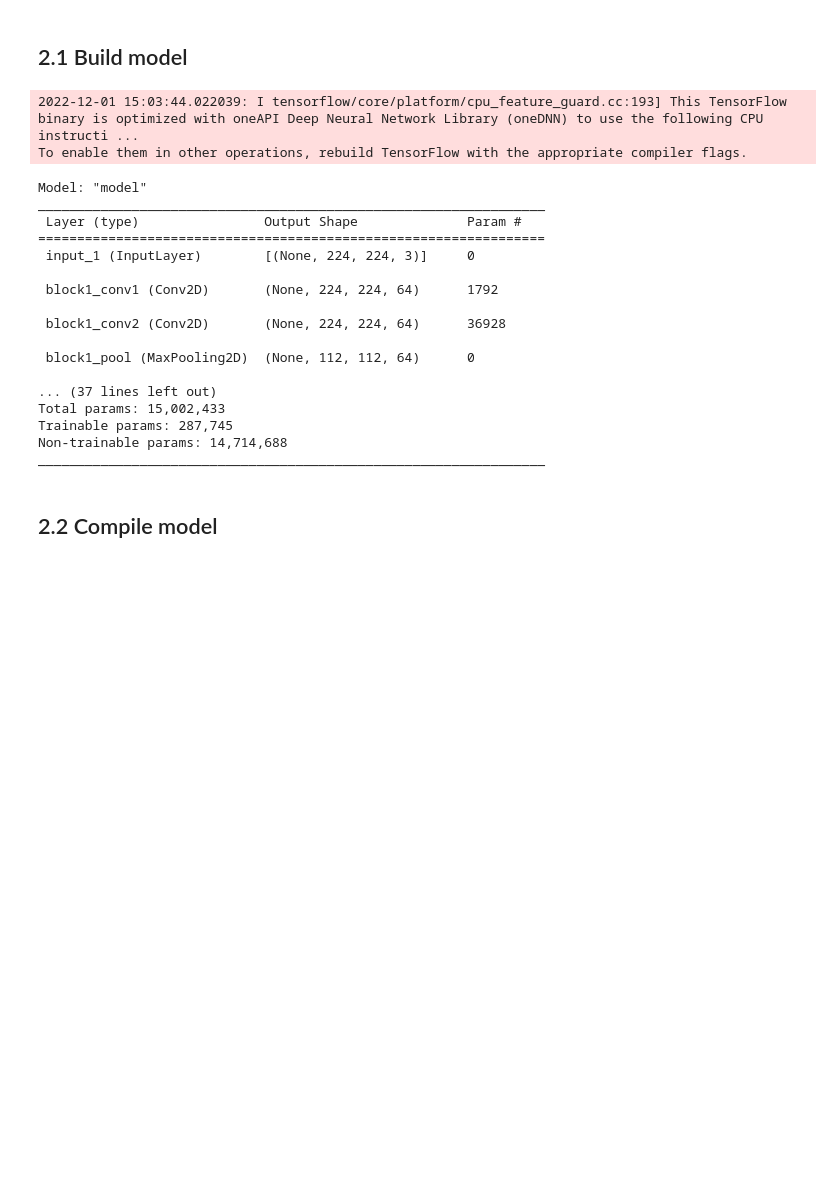
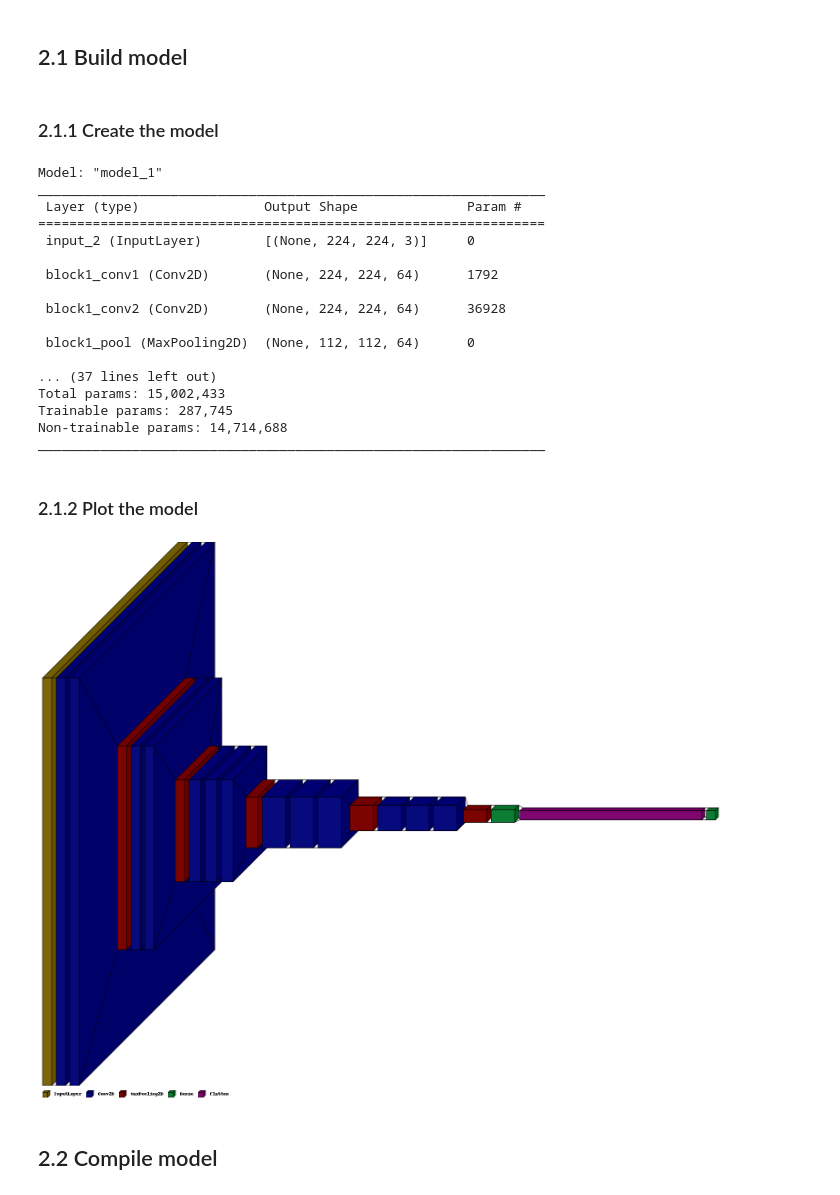
Before and after one commit to mjhof/similarity-modeling, a Jupyter notebook: notebooks/video-based-deep-learning.ipynb, the cells around one changed output. Drawn from its saved outputs; the diff is of its cells as text; code cells hidden in the pictures; blank space fills up the shorter version.

```diff
--- a/notebooks/video-based-deep-learning.ipynb
+++ b/notebooks/video-based-deep-learning.ipynb
@@ -205,18 +223,20 @@ Loaded frames of Muppets-02-04-04.avi successfully
 # 2 Model
 # %% [markdown]
 ## 2.1 Build model
+# %% [markdown]
+### 2.1.1 Create the model
 # %%
-# create base model
+# create base model -> pretrained model
 base_model = appl.VGG16(weights='imagenet', include_top=False, input_shape=(224, 224, 3))
 
 # base model as input
 head_model = base_model.output
 
 # additional hidden layer
-head_model = layers.Dense(units=512, activation='sigmoid')(head_model)
+head_model = layers.Dense(512, activation='sigmoid')(head_model)
+head_model = layers.Flatten(name="flatten")(head_model)
 
 # create output layer
-head_model = layers.Flatten(name="flatten")(head_model)
 head_model = layers.Dense(1, activation="softmax")(head_model)
 
 model = models.Model(inputs=base_model.input, outputs=head_model)
@@ -227,25 +247,38 @@ for layer in base_model.layers:
 
 model.summary()
 # %% [output]
-2022-12-01 15:03:44.022039: I tensorflow/core/platform/cpu_feature_guard.cc:193] This TensorFlow binary is optimized with oneAPI Deep Neural Network Library (oneDNN) to use the following CPU instructi ...
-To enable them in other operations, rebuild TensorFlow with the appropriate compiler flags.
+Model: "model_1"
+_________________________________________________________________
+ Layer (type)                Output Shape              Param #
+=================================================================
+ input_2 (InputLayer)        [(None, 224, 224, 3)]     0
+
+ block1_conv1 (Conv2D)       (None, 224, 224, 64)      1792
+
+ block1_conv2 (Conv2D)       (None, 224, 224, 64)      36928
+
+ block1_pool (MaxPooling2D)  (None, 112, 112, 64)      0
+
+... (37 lines left out)
+Total params: 15,002,433
+Trainable params: 287,745
+Non-trainable params: 14,714,688
+_________________________________________________________________
-Model: "model"
-_________________________________________________________________
- Layer (type)                Output Shape              Param #
-=================================================================
- input_1 (InputLayer)        [(None, 224, 224, 3)]     0
-
- block1_conv1 (Conv2D)       (None, 224, 224, 64)      1792
-
- block1_conv2 (Conv2D)       (None, 224, 224, 64)      36928
-
- block1_pool (MaxPooling2D)  (None, 112, 112, 64)      0
-
-... (37 lines left out)
-Total params: 15,002,433
-Trainable params: 287,745
-Non-trainable params: 14,714,688
-_________________________________________________________________
+# %% [markdown]
+### 2.1.2 Plot the model
+# %%
+# set colors for each used layer
+color_map = collections.defaultdict(dict)
+color_map[layers.InputLayer]['fill'] = '#7D670C'
+color_map[layers.Conv2D]['fill'] = '#060A7D'
+color_map[layers.MaxPooling2D]['fill'] = '#7C0400'
+color_map[layers.Dense]['fill'] = '#0C7D34'
+color_map[layers.Flatten]['fill'] = '#7D066F'
+
+# plot the model
+visualkeras.layered_view(model, legend=True, color_map=color_map)
+# %% [output]
+[figure, added]
 # %% [markdown]
 ## 2.2 Compile model
 # %%
```
Also changed, not shown: parts of 33 cells of this notebook, 6 other files.
